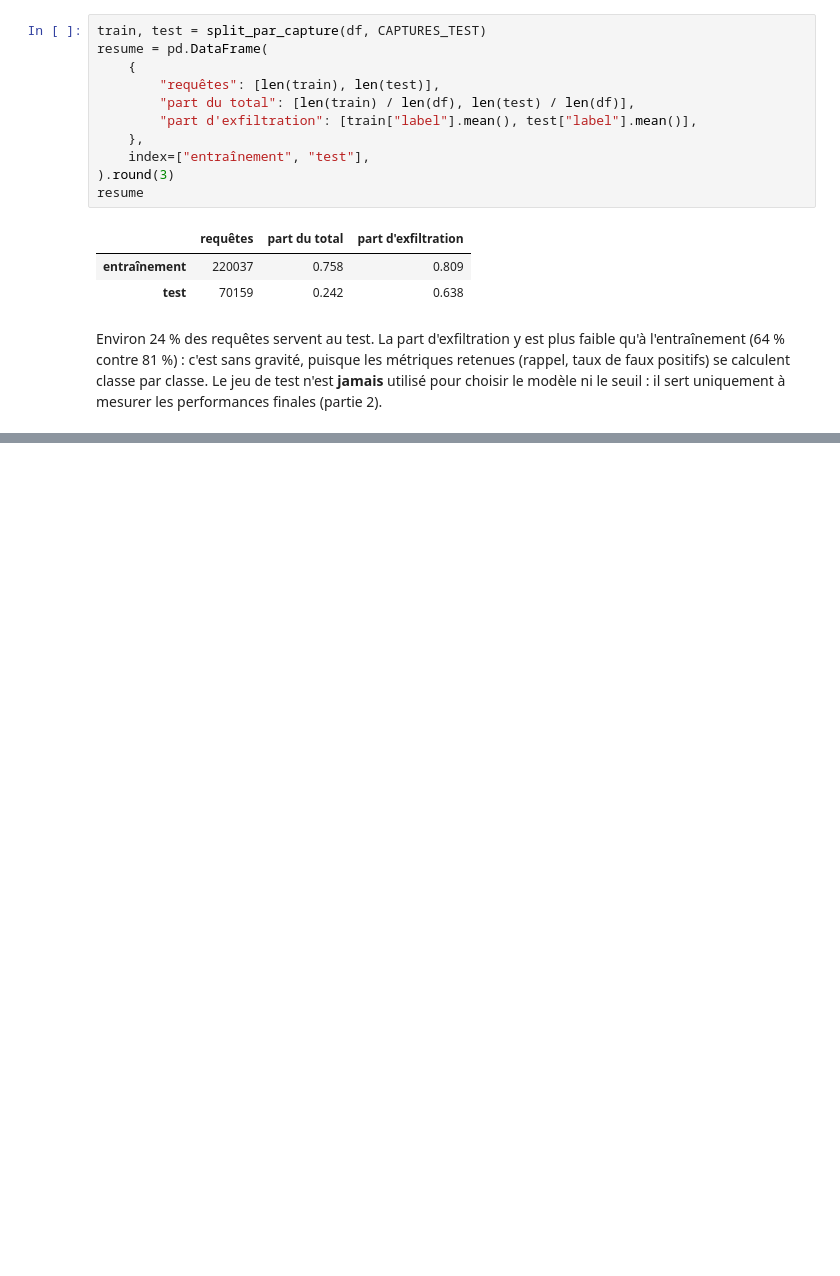
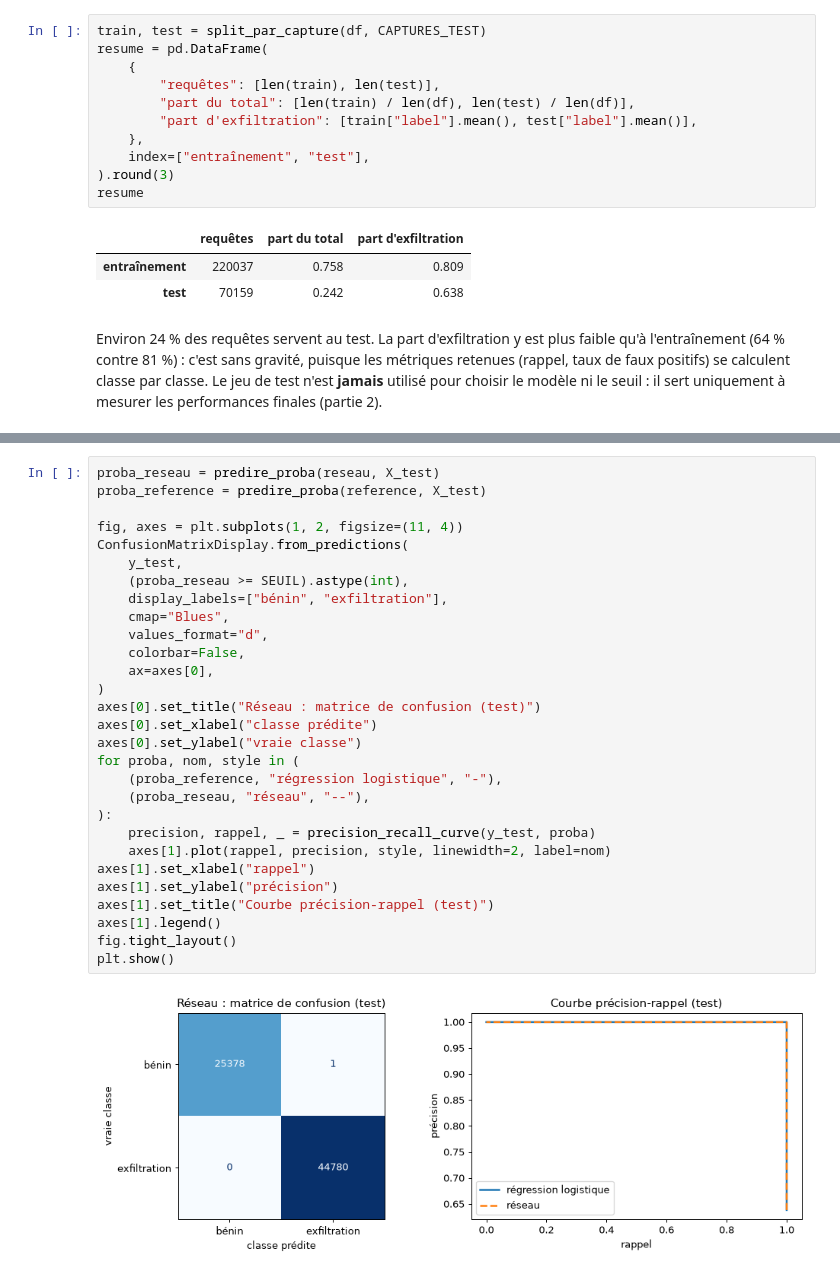
Before and after one commit to PabloHavane/exfildns, a Jupyter notebook: notebooks/methodologie.ipynb, the cells around one changed output, grey strips where cells are left out. Saved outputs shown, nothing was run; the diff lists cells and outputs as text; blank space fills up the shorter version.

```diff
--- a/notebooks/methodologie.ipynb
+++ b/notebooks/methodologie.ipynb
@@ -249,0 +362,31 @@ mesurer les performances finales (partie 2).
+# %%
+proba_reseau = predire_proba(reseau, X_test)
+proba_reference = predire_proba(reference, X_test)
+
+fig, axes = plt.subplots(1, 2, figsize=(11, 4))
+ConfusionMatrixDisplay.from_predictions(
+    y_test,
+    (proba_reseau >= SEUIL).astype(int),
+    display_labels=["bénin", "exfiltration"],
+    cmap="Blues",
+    values_format="d",
+    colorbar=False,
+    ax=axes[0],
+)
+axes[0].set_title("Réseau : matrice de confusion (test)")
+axes[0].set_xlabel("classe prédite")
+axes[0].set_ylabel("vraie classe")
+for proba, nom, style in (
+    (proba_reference, "régression logistique", "-"),
+    (proba_reseau, "réseau", "--"),
+):
+    precision, rappel, _ = precision_recall_curve(y_test, proba)
+    axes[1].plot(rappel, precision, style, linewidth=2, label=nom)
+axes[1].set_xlabel("rappel")
+axes[1].set_ylabel("précision")
+axes[1].set_title("Courbe précision-rappel (test)")
+axes[1].legend()
+fig.tight_layout()
+plt.show()
+# %% [output]
+[figure, added]
```
Also changed, not shown: parts of 14 cells of this notebook, 1 other file.
